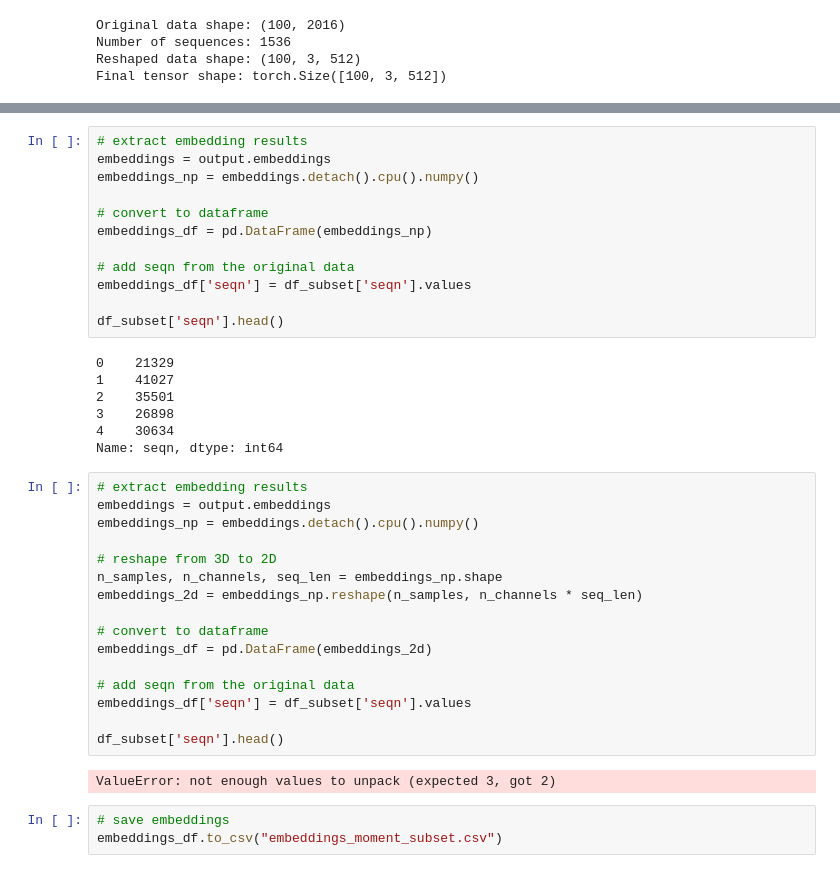
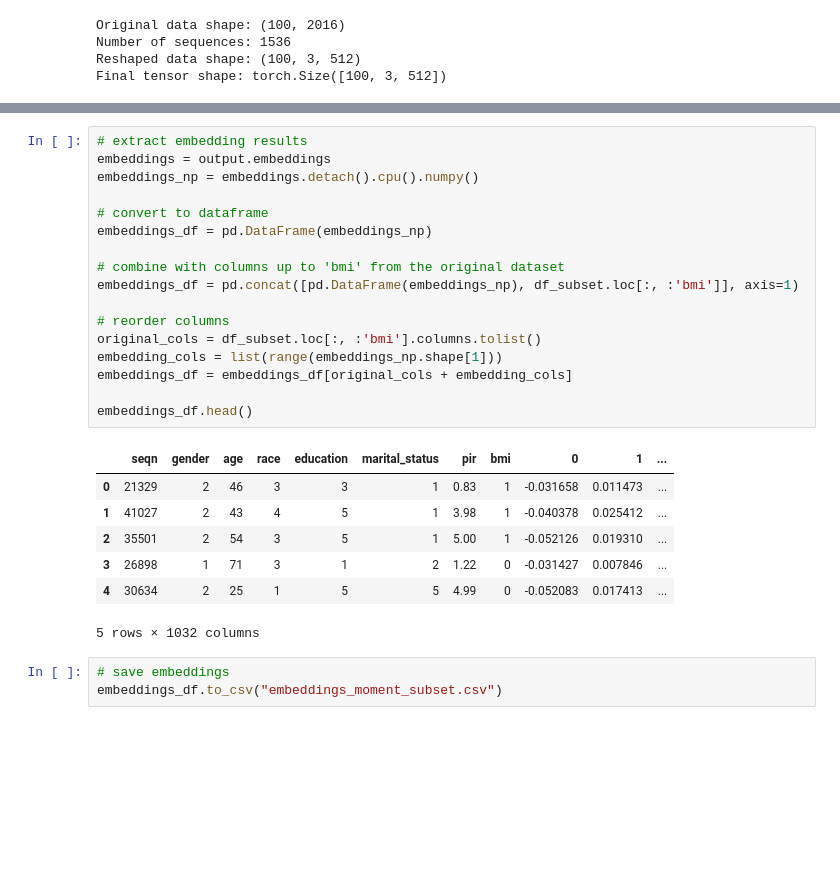
Before and after one commit to yousmni3269/embedding, a Jupyter notebook: embedding_moment.ipynb, the cells around one changed output, grey strips where cells are left out. Drawn from its saved outputs; the diff is of its cells as text; blank space fills up the shorter version.

Commit message:
Updated embedding to include the dataset columns

```diff
--- a/embedding_moment.ipynb
+++ b/embedding_moment.ipynb
@@ -228,40 +228,28 @@ TimeseriesOutputs(forecast=None,
 # %%
 # extract embedding results
 embeddings = output.embeddings
 embeddings_np = embeddings.detach().cpu().numpy()
 
 # convert to dataframe
 embeddings_df = pd.DataFrame(embeddings_np)
 
-# add seqn from the original data
-embeddings_df['seqn'] = df_subset['seqn'].values
+# combine with columns up to 'bmi' from the original dataset
+embeddings_df = pd.concat([pd.DataFrame(embeddings_np), df_subset.loc[:, :'bmi']], axis=1)
 
-df_subset['seqn'].head()
+# reorder columns
+original_cols = df_subset.loc[:, :'bmi'].columns.tolist()
+embedding_cols = list(range(embeddings_np.shape[1]))
+embeddings_df = embeddings_df[original_cols + embedding_cols]
+
+embeddings_df.head()
 # %% [output]
+|  | seqn | gender | age | race | education | marital_status | pir | bmi | 0 | 1 | ... |
+| 0 | 21329 | 2 | 46 | 3 | 3 | 1 | 0.83 | 1 | -0.031658 | 0.011473 | ... |
+| 1 | 41027 | 2 | 43 | 4 | 5 | 1 | 3.98 | 1 | -0.040378 | 0.025412 | ... |
+| 2 | 35501 | 2 | 54 | 3 | 5 | 1 | 5.00 | 1 | -0.052126 | 0.019310 | ... |
+| 3 | 26898 | 1 | 71 | 3 | 1 | 2 | 1.22 | 0 | -0.031427 | 0.007846 | ... |
+| 4 | 30634 | 2 | 25 | 1 | 5 | 5 | 4.99 | 0 | -0.052083 | 0.017413 | ... |
-0    21329
-1    41027
-2    35501
-3    26898
-4    30634
-Name: seqn, dtype: int64
+5 rows × 1032 columns
-# %%
-# extract embedding results
-embeddings = output.embeddings
-embeddings_np = embeddings.detach().cpu().numpy()
-
-# reshape from 3D to 2D
-n_samples, n_channels, seq_len = embeddings_np.shape
-embeddings_2d = embeddings_np.reshape(n_samples, n_channels * seq_len)
-
-# convert to dataframe
-embeddings_df = pd.DataFrame(embeddings_2d)
-
-# add seqn from the original data
-embeddings_df['seqn'] = df_subset['seqn'].values
-
-df_subset['seqn'].head()
-# %% [output]
-ValueError: not enough values to unpack (expected 3, got 2)
 # %%
 # save embeddings
 embeddings_df.to_csv("embeddings_moment_subset.csv")
```
Also changed, not shown: parts of 1 cell of this notebook, 1 other file.
